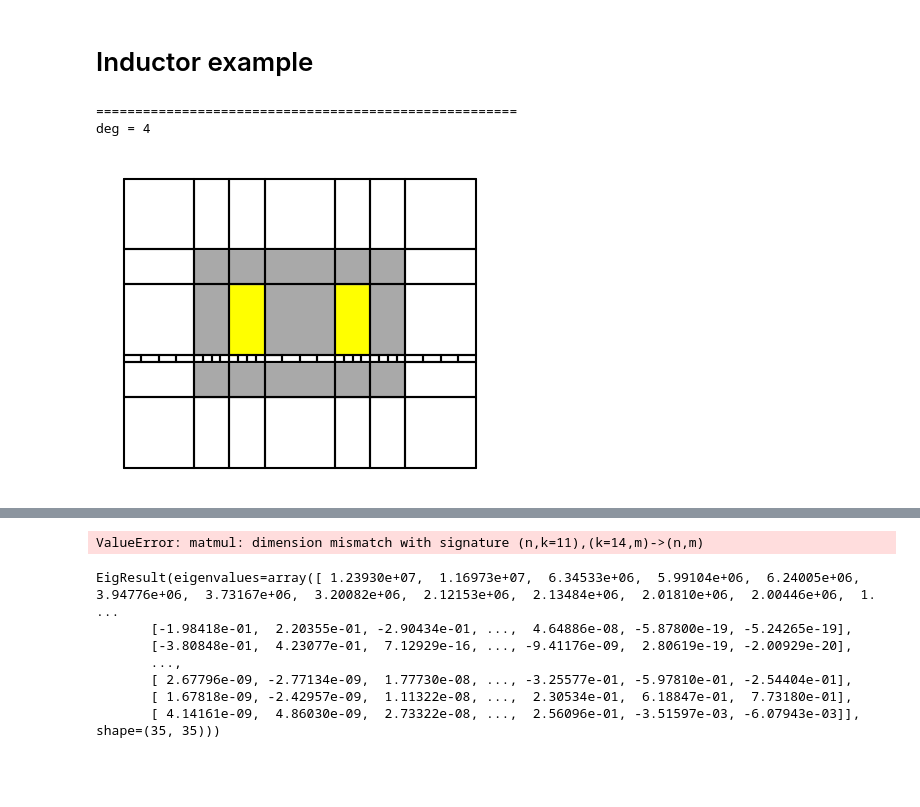
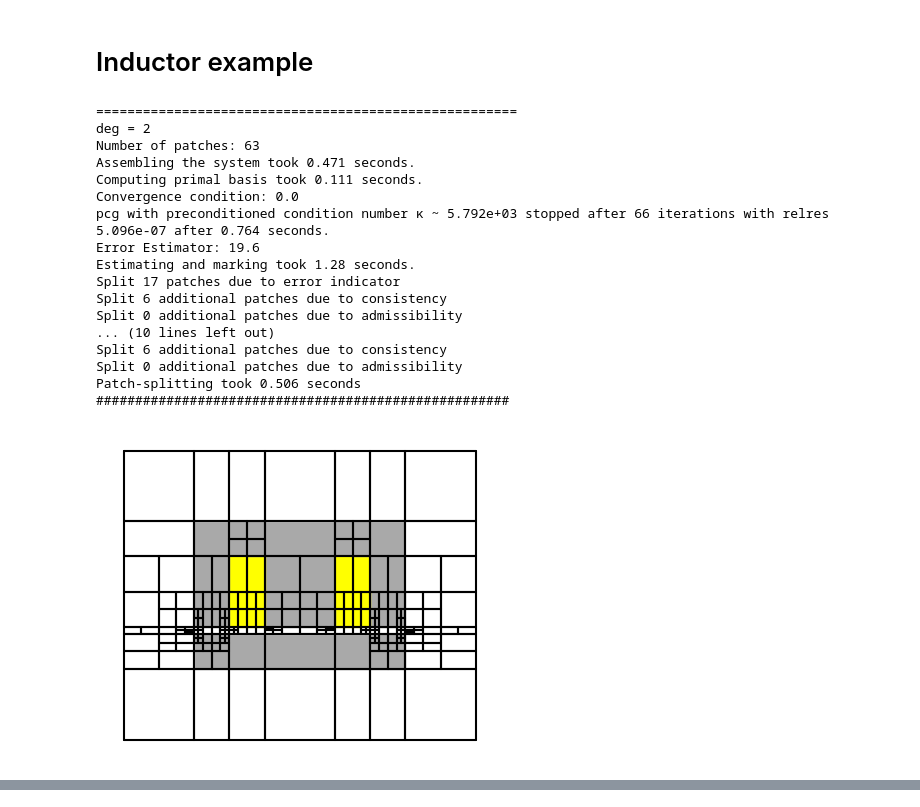
Before and after one commit to Stefan714/pyiga, a Jupyter notebook: notebooks/IETI.ipynb, the cells around one changed output, grey strips where cells are left out. Drawn from its saved outputs; the diff is of its cells as text; code cells hidden in the pictures; blank space fills up the shorter version.

```diff
--- a/notebooks/IETI.ipynb
+++ b/notebooks/IETI.ipynb
@@ -28,7 +28,7 @@ def consistency_split(M, a):
                     marked.append(p1)
         if len(marked)>0:
             num_split+=len(marked)
-            M.h_refine({p:None for p in marked})
+            M.h_refine({p:None for p in marked}, ref="rs")
             marked=[]
         else:
             break
@@ -48,7 +48,7 @@ def admissibility_split(M):
                     marked.append(p)
         if len(marked)>0:
             num_split+=len(marked)
-            M.h_refine({p:None for p in marked})
+            M.h_refine({p:None for p in marked},ref="rs")
             marked=[]
         else:
             break
@@ -1192,11 +1192,12 @@ j = {'C1': lambda x,y: 66/(0.125), 'C2':lambda x,y: -66/(0.125), 'Fe':lambda x,y
 MaT = {'C1': lambda x,y: (0.,0.), 'C2': lambda x,y:(0.,0.), 'Fe':lambda x,y:(0.,0.), 'Air': lambda x,y:(0.,0.)}
 dir_data = {0:0}
 # %%
-degs = (4,)
-maxpatches =2000
-R = np.zeros((20,2*len(degs)))
+degs = (2,)
+maxpatches =200
+R = np.zeros((100,6*len(degs)))
+maxiter=0
 for i,deg in enumerate(degs):
-    N = deg + 5
+    N = deg + 4
     M = Inductor(deg,N, airgap=0.05)
     MP = assemble.Multipatch(M, automatch=True)
 
@@ -1204,12 +1205,16 @@ for i,deg in enumerate(degs):
     print("deg = "+str(deg))
     k=0
     while MP.numpatches < maxpatches:
-        M.plotmesh(figsize=(5,5),color={'C1':'yellow', 'C2':'yellow', 'Fe':'darkgrey', 'Air':'white'}, knots=0, bwidth=0.01, patch_idx=0)
-        plt.axis('off');
-        plt.axis('scaled');
+        #M.plotmesh(figsize=(5,5),color={'C1':'yellow', 'C2':'yellow', 'Fe':'darkgrey', 'Air':'white'}, knots=0, bwidth=0.01, patch_idx=0)
+        #plt.axis('off');
+        #plt.axis('scaled');
         #plt.savefig('/home/wolfman/Pictures/Inductor/p'+str(deg)+'/i'+str(i)+'.pdf',bbox_inches='tight');
-        plt.show()
+        #plt.show()
+
         print("Number of patches: {}".format(MP.numpatches))
+        R[k,6*i]=MP.numpatches
+        R[k,6*i+1]=MP.N_ofs[-1]
+
         ### IETI Mapper
         t = time.time()
         IMap = IetiMapper(M, dir_data)
@@ -1244,43 +1249,63 @@ for i,deg in enumerate(degs):
 
         t=time.time()
         SD.setupSelectionScaling()
-        P = EdgePreconditioner(IMap, SD.SchurMatrices(), SD.B, C)
-        lam, it, min_eig, max_eig, r = solvers.pcg(F, b, x0=None, maxiter=2000, P=P, output=True, rtol=1e-6, atol=1e-12)
+        #P = EdgePreconditioner(IMap, SD.SchurMatrices(), SD.B, C)
+        lam, it, min_eig, max_eig, r = solvers.pcg(F, b, x0=None, maxiter=2000, P=SD.prec(), output=True, rtol=1e-6, atol=1e-12)
         #R[k,3*i] = n_p
-        R[k,2*i+1] = abs(max_eig/min_eig)
-        R[k,2*i] = it
-        k+=1
+        R[k,6*i+2] = abs(max_eig/min_eig)
+        R[k,6*i+3] = it
 
         ### Construct Solution from Lagrange Multiplier and complete with Dirichlet values
         u = primal.distributePrimalSolution(I.constructSolutionFromLagrangeMultipliers(lam))
         u = np.concatenate([IMap.BCRestr[p].complete(u) if p in IMap.BCRestr else u for p,u in enumerate(u)])
         #MP.plot(u)
 
         t=time.time()
         err_ind=adaptive.mp_resPois(MP,u,a=nu, f=j, M=MaT)
+        eta = np.linalg.norm(err_ind)
 
-        print("Error Estimator: {:.3}".format(np.linalg.norm(err_ind)))
+        R[k,6*i+4]=eta
+        #R[k,6*i+5]=u_err
+
+        print("Error Estimator: {:.3}".format(eta))
 
         marked_patches = adaptive.doerfler_mark(err_ind, theta=0.8, TOL = 0.05)
         marked_patches = {p:None for p in marked_patches}
         print("Estimating and marking took {:.3} seconds.".format(time.time()-t))
 
         t=time.time()
         M.h_refine(patches=marked_patches,ref="rs");
         print("Split {} patches due to error indicator".format(len(marked_patches)))
-        #consistency_split(M,nu);
+        consistency_split(M,nu);
         admissibility_split(M);
         print("Patch-splitting took {:.3} seconds".format(time.time()-t))
         MP = assemble.Multipatch(M, automatch=True)
 
+        k+=1
         print("#####################################################")
+    maxiter=max(k,maxiter)
 
 M.plotmesh(figsize=(5,5),color={'C1':'yellow', 'C2':'yellow', 'Fe':'darkgrey', 'Air':'white'}, knots=0, bwidth=0.01, patch_idx=0)
 plt.axis('off');
 plt.axis('scaled');
 #plt.savefig('/home/wolfman/Pictures/Inductor/p'+str(deg)+'/i'+str(i)+'.pdf',bbox_inches='tight');
 plt.show()
 # %% [output]
 ======================================================
-deg = 4
+deg = 2
+Number of patches: 63
+Assembling the system took 0.471 seconds.
+Computing primal basis took 0.111 seconds.
+Convergence condition: 0.0
+pcg with preconditioned condition number κ ~ 5.792e+03 stopped after 66 iterations with relres 5.096e-07 after 0.764 seconds.
+Error Estimator: 19.6
+Estimating and marking took 1.28 seconds.
+Split 17 patches due to error indicator
+Split 6 additional patches due to consistency
+Split 0 additional patches due to admissibility
+... (10 lines left out)
+Split 6 additional patches due to consistency
+Split 0 additional patches due to admissibility
+Patch-splitting took 0.506 seconds
+#####################################################
-[figure, old version]
+[figure, new version]
@@ -1290 +1311,0 @@ Computing primal basis took 0.16 seconds.
-ValueError: matmul: dimension mismatch with signature (n,k=11),(k=14,m)->(n,m)
@@ -1294,10 +1311,0 @@ S = loc_solver[1]
-# %%
-eig
-# %% [output]
-EigResult(eigenvalues=array([ 1.23930e+07,  1.16973e+07,  6.34533e+06,  5.99104e+06,  6.24005e+06,  3.94776e+06,  3.73167e+06,  3.20082e+06,  2.12153e+06,  2.13484e+06,  2.01810e+06,  2.00446e+06,  1. ...
-       [-1.98418e-01,  2.20355e-01, -2.90434e-01, ...,  4.64886e-08, -5.87800e-19, -5.24265e-19],
-       [-3.80848e-01,  4.23077e-01,  7.12929e-16, ..., -9.41176e-09,  2.80619e-19, -2.00929e-20],
-       ...,
-       [ 2.67796e-09, -2.77134e-09,  1.77730e-08, ..., -3.25577e-01, -5.97810e-01, -2.54404e-01],
-       [ 1.67818e-09, -2.42957e-09,  1.11322e-08, ...,  2.30534e-01,  6.18847e-01,  7.73180e-01],
-       [ 4.14161e-09,  4.86030e-09,  2.73322e-08, ...,  2.56096e-01, -3.51597e-03, -6.07943e-03]], shape=(35, 35)))
```
Also changed, not shown: parts of 39 cells of this notebook, 4 other files.
